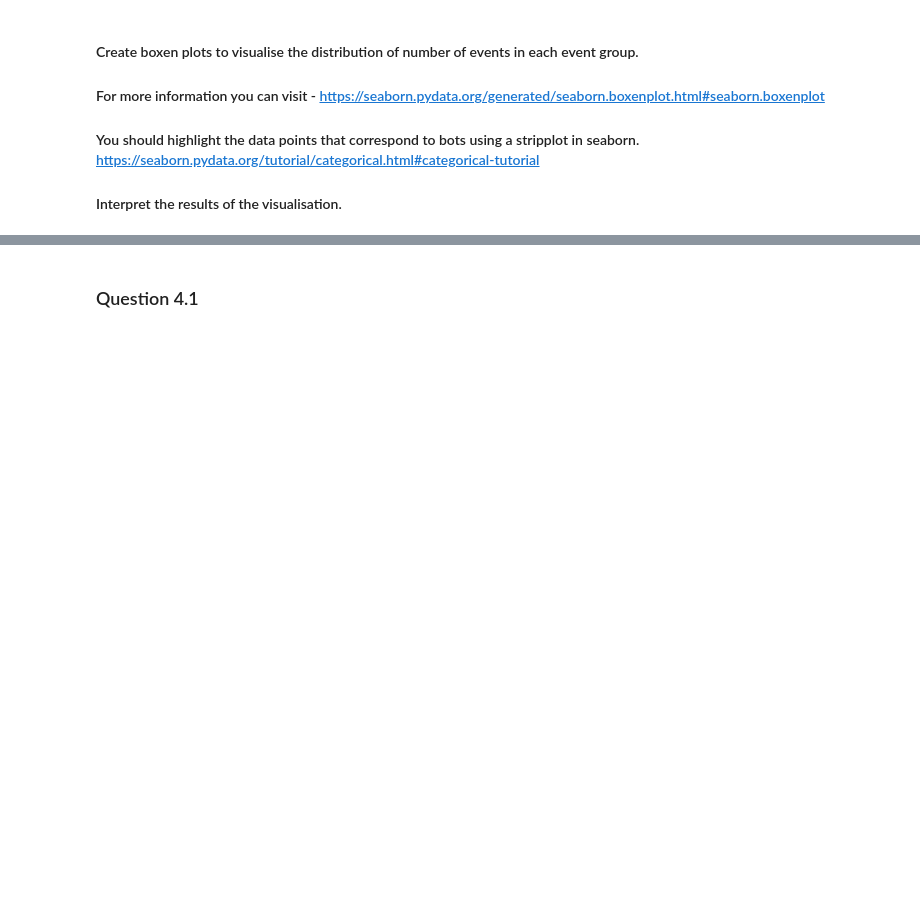
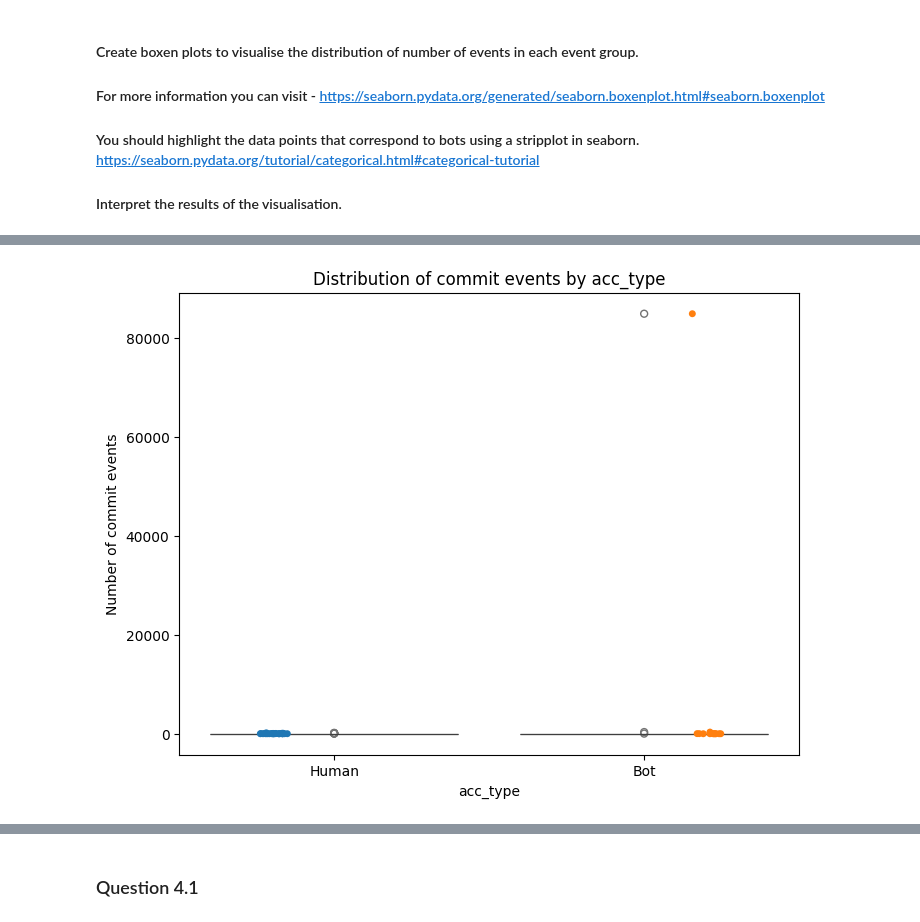
Before and after one commit to JeremyDelnatte/Software_Evolution_TP_bots, a Jupyter notebook: TP_bots_template.ipynb, the cells around one changed output, grey strips where cells are left out. Cells and saved outputs as stored; diff of their text form; code cells hidden in the pictures; blank space fills up the shorter version.

```diff
--- a/TP_bots_template.ipynb
+++ b/TP_bots_template.ipynb
@@ -558,4 +650,20 @@ df_medians.pivot(index='acc_type', columns='event_group', values='median')#.rese
 # %%
 # YOUR CODE BELOW - Visualise number of events from commit event group
+
+event_group = "commit"
+
+plt.figure(figsize=(8, 6))
+sns.boxenplot(x="acc_type", y=event_group, data=group_df, hue='acc_type')
+sns.stripplot(x="acc_type", y=event_group, data=group_df, hue='acc_type', dodge=True)
+
+plt.title(f"Distribution of {event_group} events by acc_type")
+plt.xlabel("acc_type")
+plt.ylabel(f"Number of {event_group} events")
+
+plt.show()
+
+# They are not really different, so there is nothing to interpret really. Only that there is one Bot that has done a lot more commits (Github Actions Bot).
+# %% [output]
+[figure, added]
 # %%
 # YOUR CODE BELOW - Visualise number of events from repo event group
```
Also changed, not shown: parts of 16 cells of this notebook.
